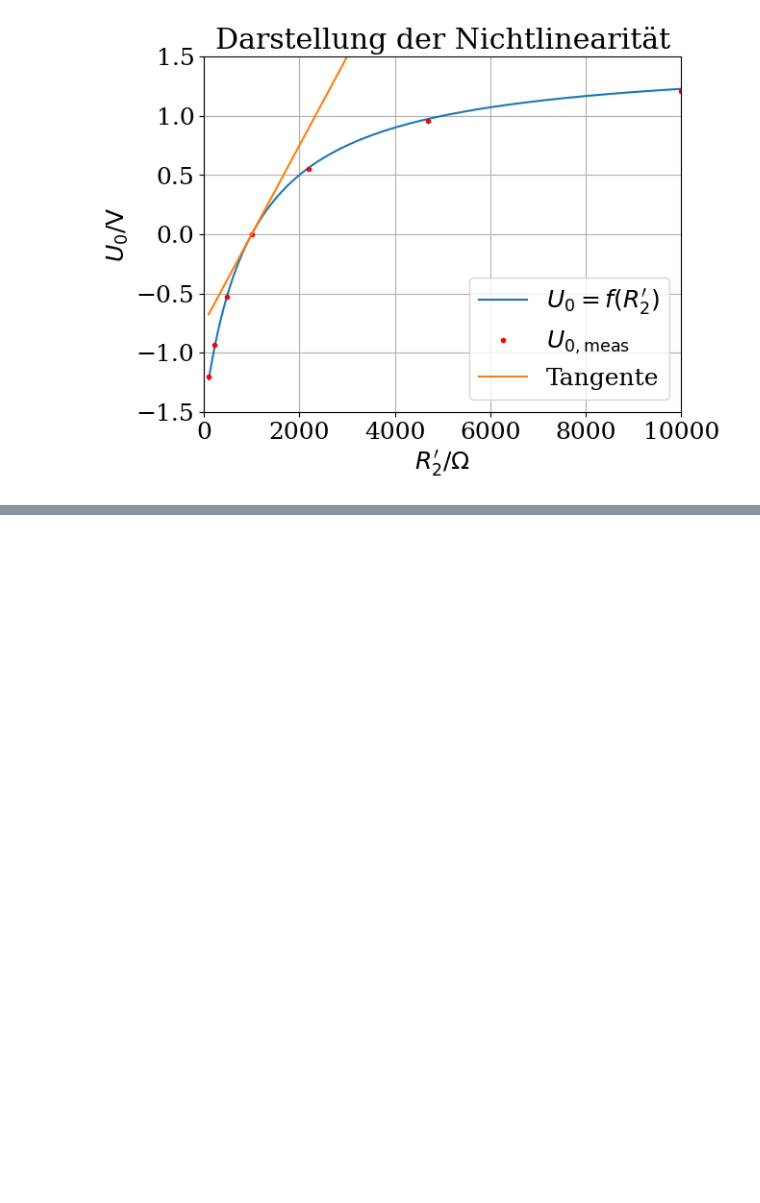
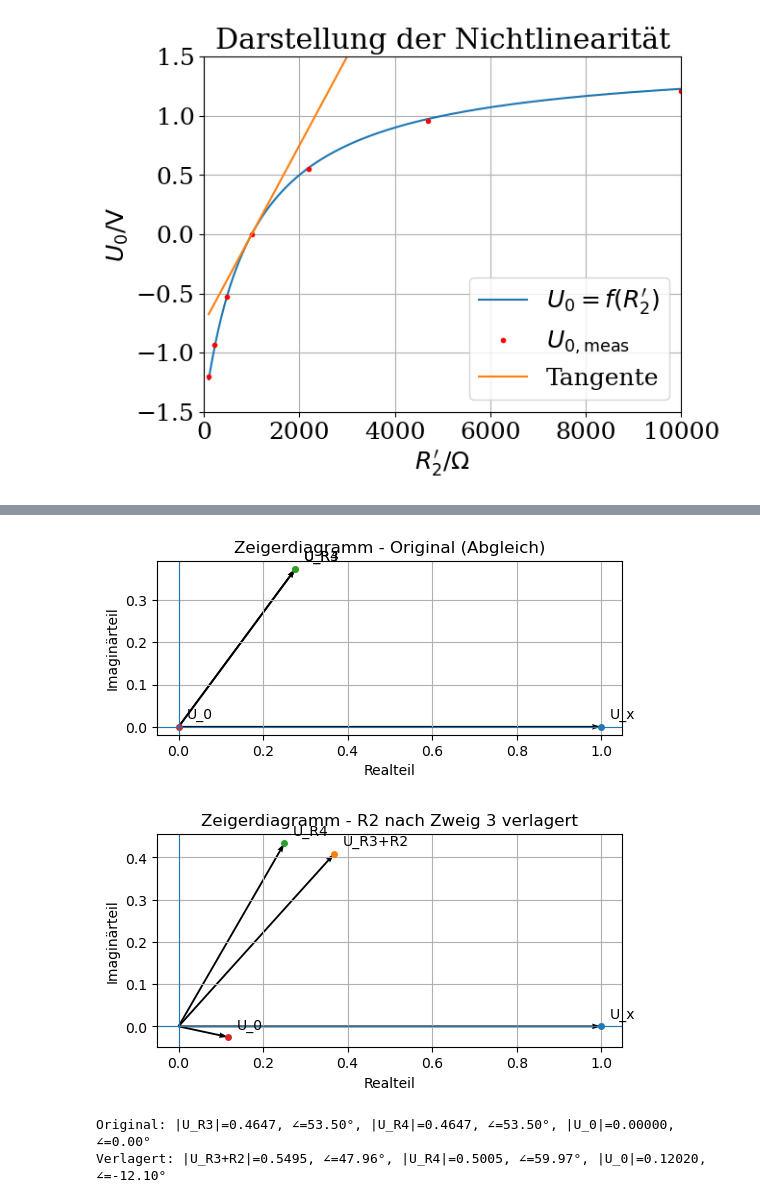
Before and after one commit to s-grundner/LVA-EMTS-PR, a Jupyter notebook: PR2/PR2.ipynb, the cells around one changed output, grey strips where cells are left out. Cells and saved outputs as stored; diff of their text form; code cells hidden in the pictures; blank space fills up the shorter version.

Commit message:
readded zeigerdiagram

```diff
--- a/PR2/PR2.ipynb
+++ b/PR2/PR2.ipynb
@@ -368,0 +373,74 @@ plt.show()
+# %%
+import numpy as np
+import matplotlib.pyplot as plt
+
+# Parameter
+R1 = R2 = 280.0        # Ohm
+R3 = R4 = 1000.0       # Ohm
+C1 = C2 = 92e-9        # F
+f = 1000.0             # Hz
+w = 2*np.pi*f
+
+# Impedanzen
+Zc1 = 1/(1j*w*C1)
+Zc2 = 1/(1j*w*C2)
+Z1 = R1 + Zc1
+Z2 = R2 + Zc2
+Z3 = R3
+Z4 = R4
+
+# Referenz
+Ux = 1.0 + 0j  # eingespeiste Spannung als 1∠0
+
+# Original: Spannungen über unteren Armen (R3 und R4) sind gleich den Knoten­spannungen
+U_R3 = Ux * Z3 / (Z1 + Z3)
+U_R4 = Ux * Z4 / (Z2 + Z4)
+U_0  = U_R3 - U_R4  # Brückendiagonalspannung
+
+# Verlagert (R2 nach Zweig 3): linker unterer Arm = R3+R2, rechter unterer Arm = R4
+Z3_alt = R3 + R2
+Z2_alt = Zc2
+U_R3_alt = Ux * Z3_alt / (Z1 + Z3_alt)  # Spannung über (R3+R2)
+U_R4_alt = Ux * Z4 / (Z2_alt + Z4)      # Spannung über R4
+U_0_alt  = U_R3_alt - U_R4_alt
+
+def arrow(ax, z, label):
+    ax.quiver(0, 0, np.real(z), np.imag(z), angles='xy', scale_units='xy', scale=1, width=0.004)
+    ax.plot(np.real(z), np.imag(z), marker='o', markersize=4)
+    ax.annotate(label, (np.real(z), np.imag(z)), textcoords="offset points", xytext=(6,6))
+
+def plot_diagram(title, Ux, UR_left, UR_right, U0, label_left, label_right):
+    fig, ax = plt.subplots(figsize=(6,6))
+    arrow(ax, Ux, "U_x")
+    arrow(ax, UR_left, label_left)
+    arrow(ax, UR_right, label_right)
+    arrow(ax, U0, "U_0")
+    ax.axhline(0, linewidth=0.8)
+    ax.axvline(0, linewidth=0.8)
+    ax.set_xlabel("Realteil")
+    ax.set_ylabel("Imaginärteil")
+    ax.set_aspect('equal', adjustable='box')
+    ax.set_title(title)
+    ax.grid(True)
+    plt.show()
+
+fig1 = plot_diagram("Zeigerdiagramm - Original (Abgleich)",
+                    Ux, U_R3, U_R4, U_0,
+                    "U_R3", "U_R4")
+
+fig2 = plot_diagram("Zeigerdiagramm - R2 nach Zweig 3 verlagert",
+                    Ux, U_R3_alt, U_R4_alt, U_0_alt,
+                    "U_R3+R2", "U_R4")
+
+def pol(z):
+    return np.abs(z), np.degrees(np.angle(z))
+
+print("Original: |U_R3|={:.4f}, ∠={:.2f}°, |U_R4|={:.4f}, ∠={:.2f}°, |U_0|={:.5f}, ∠={:.2f}°".format(
+    *pol(U_R3), *pol(U_R4), *pol(U_0)))
+print("Verlagert: |U_R3+R2|={:.4f}, ∠={:.2f}°, |U_R4|={:.4f}, ∠={:.2f}°, |U_0|={:.5f}, ∠={:.2f}°".format(
+    *pol(U_R3_alt), *pol(U_R4_alt), *pol(U_0_alt)))
+# %% [output]
+[figure, added]
+[figure, added]
+Original: |U_R3|=0.4647, ∠=53.50°, |U_R4|=0.4647, ∠=53.50°, |U_0|=0.00000, ∠=0.00°
+Verlagert: |U_R3+R2|=0.5495, ∠=47.96°, |U_R4|=0.5005, ∠=59.97°, |U_0|=0.12020, ∠=-12.10°
```
Also changed, not shown: parts of 1 cell of this notebook.
